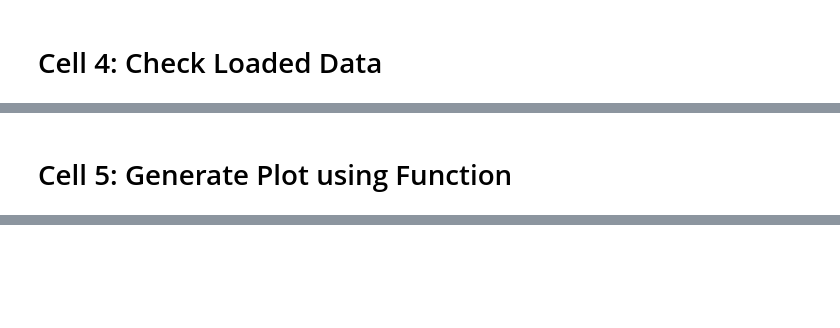
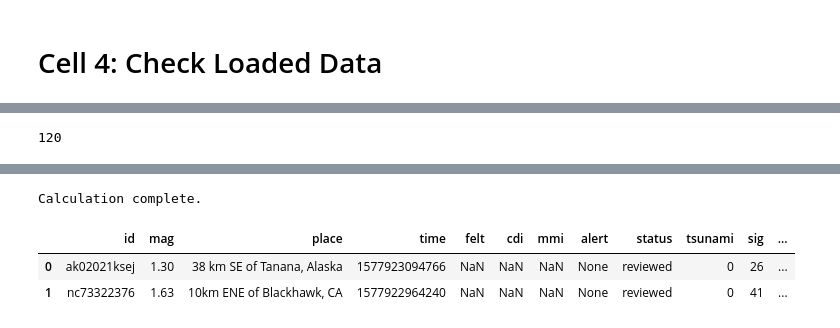
Before and after one commit to CopperQueen/hannah_miller_ge_3250_term_project, a Jupyter notebook: earthquake_plate_notebook.ipynb, the cells around one changed output, grey strips where cells are left out. Drawn from its saved outputs; the diff is of its cells as text; code cells hidden in the pictures; blank space fills up the shorter version.

```diff
--- a/earthquake_plate_notebook.ipynb
+++ b/earthquake_plate_notebook.ipynb
@@ -121,2 +132,66 @@ else:
-# %% [markdown]
-# Cell 5: Generate Plot using Function
+# %%
+earthquake_gdf.utm_epsg.nunique()
+# %% [output]
+120
+# %%
+from shapely.geometry import Point
+import geopandas as gpd
+import math
+import swifter # Import swifter to add .swifter before apply in pandas/geopandas for parallel execution
+
+# Make our earthquake location with a depth a 2d point. be efficient for testing and only do this if we haven't done it before
+if not earthquake_gdf.empty and hasattr(earthquake_gdf['geometry'].iloc[0], 'has_z') and earthquake_gdf['geometry'].iloc[0].has_z:
+    logging.info("earthquake_gdf geometry is 3D. Converting to 2D.")
+    earthquake_gdf['geometry'] = earthquake_gdf.geometry.swifter.apply(lambda geom: Point(geom.x, geom.y) if geom else None)
+else:
+    logging.info("earthquake_gdf geometry is not 3D. Skipping conversion.")
+
+# Calculate the UTM zone and EPSG for each row
+def get_utm_info(row):
+    """
+    Calculates the UTM zone and approximate EPSG code for a given geometry point (lat/lon).
+    Assumes the geometry is in EPSG:4326.
+    """
+    # Ensure it's a Point geometry
+    if not isinstance(row.geometry, Point):
+        return None, None # Or raise an error, or return default
+
+    # Get longitude and latitude
+    lon = row.geometry.x
+    lat = row.geometry.y
+
+    # Calculate UTM zone number
+    # Zones are 6 degrees wide, starting from 180W (-180)
+    # Zone 1: -180 to -174, Zone 2: -174 to -168, ..., Zone 31: 0 to 6, ..., Zone 60: 174 to 180
+    zone_number = math.floor(((lon + 180) / 6) % 60) + 1 # %60 handles the 180 longitude edge case
+
+    # Determine hemisphere (North or South)
+    hemisphere = 'N' if lat >= 0 else 'S'
+
+    # Construct UTM zone string
+    utm_zone_str = f"{zone_number}{hemisphere}"
+
+    # Determine EPSG code base (WGS 84 UTM)
+    # 326xx for North, 327xx for South
+    epsg_base = 32600 if lat >= 0 else 32700
+    utm_epsg = epsg_base + zone_number
+
+    return utm_zone_str, f'EPSG:{utm_epsg}'
+
+# Apply the function row-wise using swifter
+# Replace '.apply' with '.swifter.apply'
+# Keep axis=1 for row-wise operation.
+# swifter doesn't use result_type='expand' directly in the apply call.
+# Pandas handles the assignment of the resulting Series of tuples to multiple columns.
+logging.info("Calculating UTM info using swifter...")
+result_series = earthquake_gdf.swifter.apply(
+    get_utm_info,
+    axis=1
+)
+
+# Assign the results (which is a Series of tuples) to the new columns
+earthquake_gdf[['utm_zone', 'utm_epsg']] = gpd.GeoDataFrame(result_series.tolist(), index=earthquake_gdf.index)
+
+print("\nCalculation complete.")
+earthquake_gdf.head(2)
+# %% [output]
@@ -122,0 +200,4 @@ else:
+Calculation complete.
+|  | id | mag | place | time | felt | cdi | mmi | alert | status | tsunami | sig | ... |
+| 0 | ak02021ksej | 1.30 | 38 km SE of Tanana, Alaska | 1577923094766 | NaN | NaN | NaN | None | reviewed | 0 | 26 | ... |
+| 1 | nc73322376 | 1.63 | 10km ENE of Blackhawk, CA | 1577922964240 | NaN | NaN | NaN | None | reviewed | 0 | 41 | ... |
```
Also changed, not shown: parts of 10 cells of this notebook, 1 other file.
